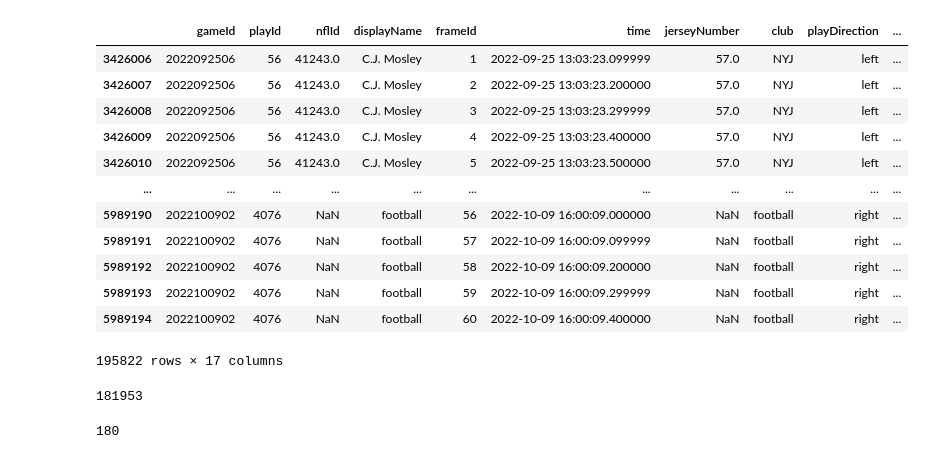
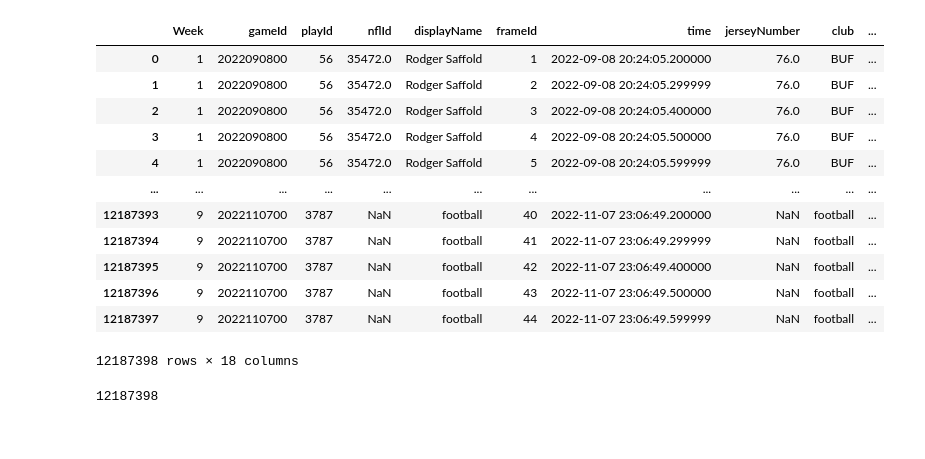
Before and after one commit to aquagz5/NFL-Capstone, a Jupyter notebook: 02-Feature-Development/Data-Prep.ipynb, the cells around one changed output. Saved outputs shown, nothing was run; the diff lists cells and outputs as text; code cells hidden in the pictures.

```diff
--- a/02-Feature-Development/Data-Prep.ipynb
+++ b/02-Feature-Development/Data-Prep.ipynb
@@ -30,34 +39,36 @@ tracking_6 = pd.read_csv("../Data/tracking_week_6.csv")
 tracking_7 = pd.read_csv("../Data/tracking_week_7.csv")
 tracking_8 = pd.read_csv("../Data/tracking_week_8.csv")
 tracking_9 = pd.read_csv("../Data/tracking_week_9.csv")
+# %%
+#Add column for week
+tracking_1.insert(0,'Week',1)
+tracking_2.insert(0,'Week',2)
+tracking_3.insert(0,'Week',3)
+tracking_4.insert(0,'Week',4)
+tracking_5.insert(0,'Week',5)
+tracking_6.insert(0,'Week',6)
+tracking_7.insert(0,'Week',7)
+tracking_8.insert(0,'Week',8)
+tracking_9.insert(0,'Week',9)
 # %%
 #combine tracking
 tracking = pd.concat([tracking_1,tracking_2,tracking_3,tracking_4,tracking_5,tracking_6,tracking_7,tracking_8,tracking_9], axis = 0).reset_index(drop = True)
-
-#TODO: Temporarily make subset of data
-tracking = tracking[tracking['gameId'].isin(tracking.gameId.sample(2))]
-# tracking = tracking[tracking['gameId'] == 2022091111]
-tracking
+display(tracking)
 # %% [output]
-|  | gameId | playId | nflId | displayName | frameId | time | jerseyNumber | club | playDirection | ... |
-| 3426006 | 2022092506 | 56 | 41243.0 | C.J. Mosley | 1 | 2022-09-25 13:03:23.099999 | 57.0 | NYJ | left | ... |
-| 3426007 | 2022092506 | 56 | 41243.0 | C.J. Mosley | 2 | 2022-09-25 13:03:23.200000 | 57.0 | NYJ | left | ... |
-| 3426008 | 2022092506 | 56 | 41243.0 | C.J. Mosley | 3 | 2022-09-25 13:03:23.299999 | 57.0 | NYJ | left | ... |
-| 3426009 | 2022092506 | 56 | 41243.0 | C.J. Mosley | 4 | 2022-09-25 13:03:23.400000 | 57.0 | NYJ | left | ... |
-| 3426010 | 2022092506 | 56 | 41243.0 | C.J. Mosley | 5 | 2022-09-25 13:03:23.500000 | 57.0 | NYJ | left | ... |
+|  | Week | gameId | playId | nflId | displayName | frameId | time | jerseyNumber | club | ... |
+| 0 | 1 | 2022090800 | 56 | 35472.0 | Rodger Saffold | 1 | 2022-09-08 20:24:05.200000 | 76.0 | BUF | ... |
+| 1 | 1 | 2022090800 | 56 | 35472.0 | Rodger Saffold | 2 | 2022-09-08 20:24:05.299999 | 76.0 | BUF | ... |
+| 2 | 1 | 2022090800 | 56 | 35472.0 | Rodger Saffold | 3 | 2022-09-08 20:24:05.400000 | 76.0 | BUF | ... |
+| 3 | 1 | 2022090800 | 56 | 35472.0 | Rodger Saffold | 4 | 2022-09-08 20:24:05.500000 | 76.0 | BUF | ... |
+| 4 | 1 | 2022090800 | 56 | 35472.0 | Rodger Saffold | 5 | 2022-09-08 20:24:05.599999 | 76.0 | BUF | ... |
 | ... | ... | ... | ... | ... | ... | ... | ... | ... | ... | ... |
-| 5989190 | 2022100902 | 4076 | NaN | football | 56 | 2022-10-09 16:00:09.000000 | NaN | football | right | ... |
-| 5989191 | 2022100902 | 4076 | NaN | football | 57 | 2022-10-09 16:00:09.099999 | NaN | football | right | ... |
-| 5989192 | 2022100902 | 4076 | NaN | football | 58 | 2022-10-09 16:00:09.200000 | NaN | football | right | ... |
-| 5989193 | 2022100902 | 4076 | NaN | football | 59 | 2022-10-09 16:00:09.299999 | NaN | football | right | ... |
-| 5989194 | 2022100902 | 4076 | NaN | football | 60 | 2022-10-09 16:00:09.400000 | NaN | football | right | ... |
+| 12187393 | 9 | 2022110700 | 3787 | NaN | football | 40 | 2022-11-07 23:06:49.200000 | NaN | football | ... |
+| 12187394 | 9 | 2022110700 | 3787 | NaN | football | 41 | 2022-11-07 23:06:49.299999 | NaN | football | ... |
+| 12187395 | 9 | 2022110700 | 3787 | NaN | football | 42 | 2022-11-07 23:06:49.400000 | NaN | football | ... |
+| 12187396 | 9 | 2022110700 | 3787 | NaN | football | 43 | 2022-11-07 23:06:49.500000 | NaN | football | ... |
+| 12187397 | 9 | 2022110700 | 3787 | NaN | football | 44 | 2022-11-07 23:06:49.599999 | NaN | football | ... |
-195822 rows × 17 columns
+12187398 rows × 18 columns
 # %%
 print(len(tracking))
 # %% [output]
-181953
+12187398
-# %%
-unique_combinations = tracking[["gameId","playId"]].drop_duplicates()
-len(unique_combinations)
-# %% [output]
-180
```
Also changed, not shown: parts of 83 cells of this notebook, 4 other files.
